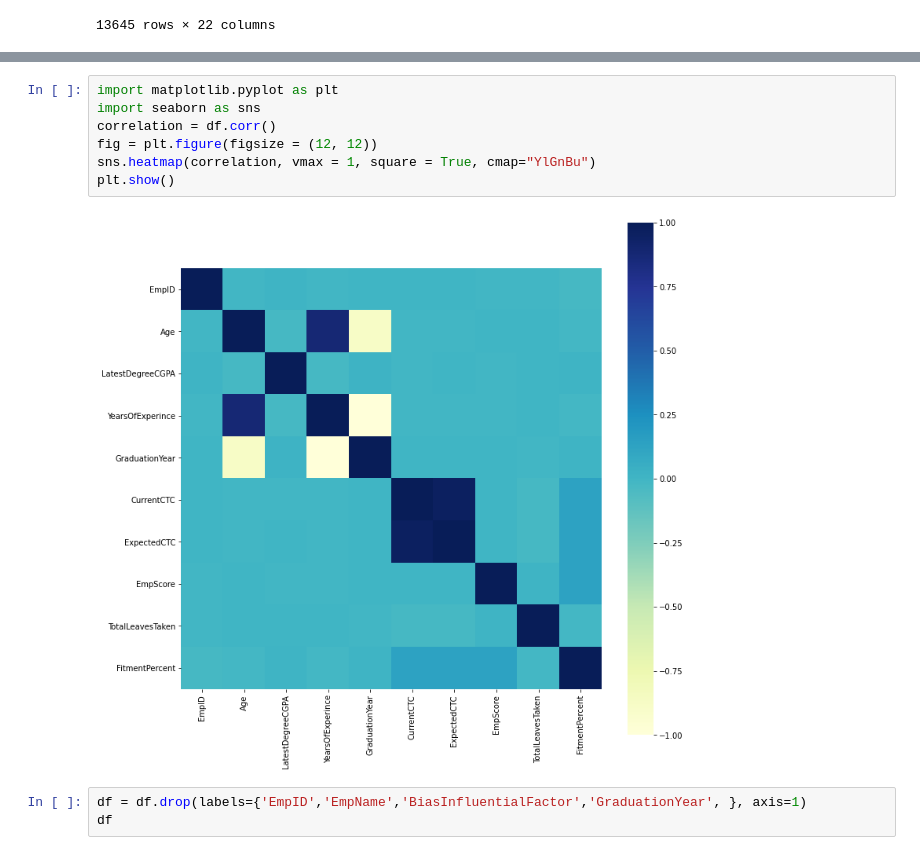
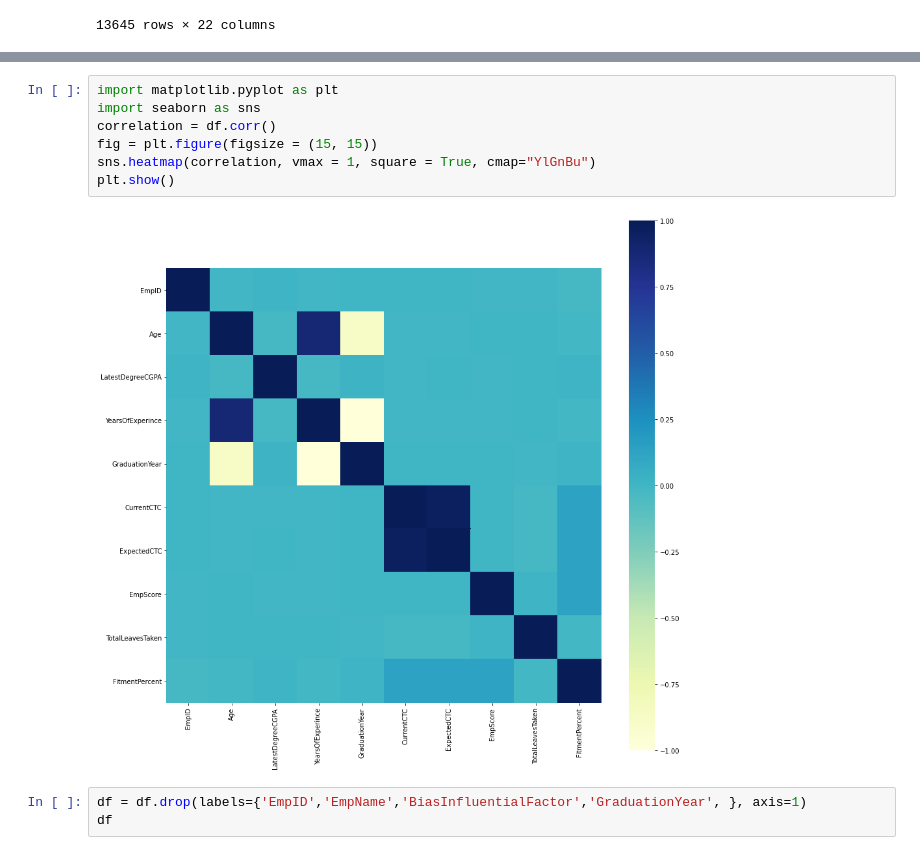
Before and after one commit to moinnaik06/Amazon-Business-Research-Analyst-Hiring-Challenge, a Jupyter notebook: Gender Inclusion.ipynb, the cells around one changed output, grey strips where cells are left out. Drawn from its saved outputs; the diff is of its cells as text.

```diff
--- a/Gender Inclusion.ipynb
+++ b/Gender Inclusion.ipynb
@@ -32,12 +32,12 @@ df.describe()
 # %%
 import matplotlib.pyplot as plt
 import seaborn as sns
 correlation = df.corr()
-fig = plt.figure(figsize = (12, 12))
+fig = plt.figure(figsize = (15, 15))
 sns.heatmap(correlation, vmax = 1, square = True, cmap="YlGnBu")
 plt.show()
 # %% [output]
-[figure, old version]
+[figure, new version]
 # %%
 df = df.drop(labels={'EmpID','EmpName','BiasInfluentialFactor','GraduationYear', }, axis=1)
 df
```
